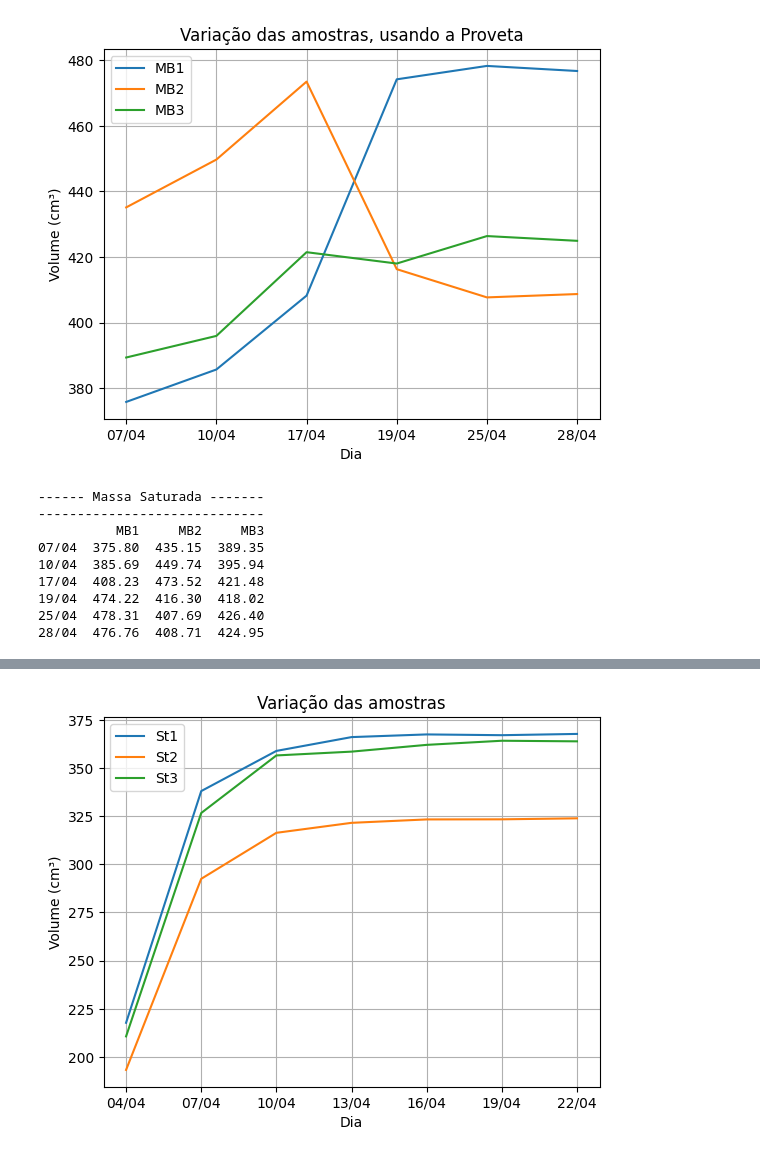
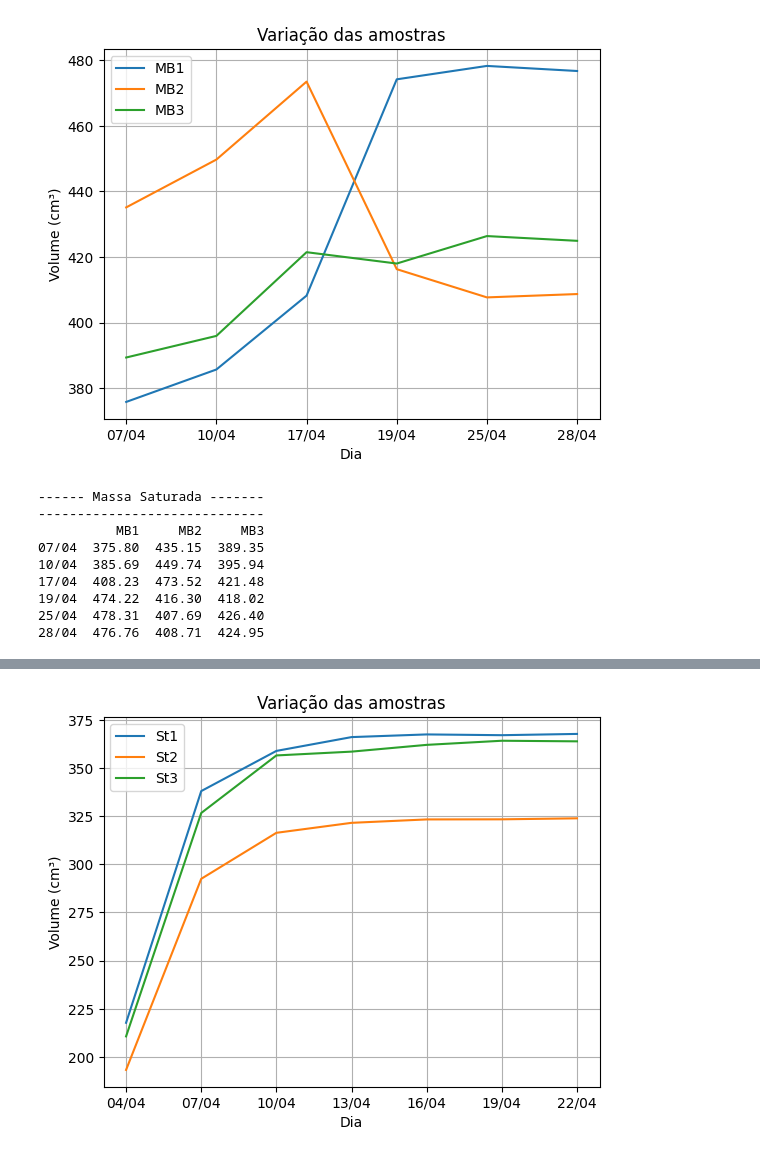
Before and after one commit to dvgba/CTM_AMOSTRAS-DE-CAVACO, a Jupyter notebook: CTM___Ensaio_Massa_Saturada.ipynb, the cells around one changed output, grey strips where cells are left out. Cells and saved outputs as stored; diff of their text form; code cells hidden in the pictures.

```diff
--- a/CTM___Ensaio_Massa_Saturada.ipynb
+++ b/CTM___Ensaio_Massa_Saturada.ipynb
@@ -3,33 +3,33 @@
 # %%
 # -- Monte Belo  T06
 
 import pandas as pd
 import matplotlib.pyplot as plt
 
 # Dados das amostras
 amostrasMb = [[375.8, 435.15, 389.35],
             [385.69, 449.74, 395.94],
             [408.23, 473.52, 421.48],
             [474.22, 416.30, 418.02],
             [478.31, 407.69, 426.40],
             [476.76, 408.71, 424.95]]
 
 
 # Plotando o gráfico
 df = pd.DataFrame(amostrasMb, columns=['MB1', 'MB2', 'MB3'], index=['07/04', '10/04','17/04', '19/04', '25/04', '28/04'])
 
 df.plot(kind='line')
-plt.title('Variação das amostras, usando a Proveta')
+plt.title('Variação das amostras')
 plt.xlabel('Dia')
 plt.ylabel('Volume (cm³)')
 plt.grid()
 
 plt.show()
 print('------ Massa Saturada -------')
 print('-----------------------------')
 print(df)
 # %% [output]
-[figure, old version]
+[figure, new version]
 ------ Massa Saturada -------
 -----------------------------
           MB1     MB2     MB3
```
Also changed, not shown: parts of 2 cells of this notebook.
